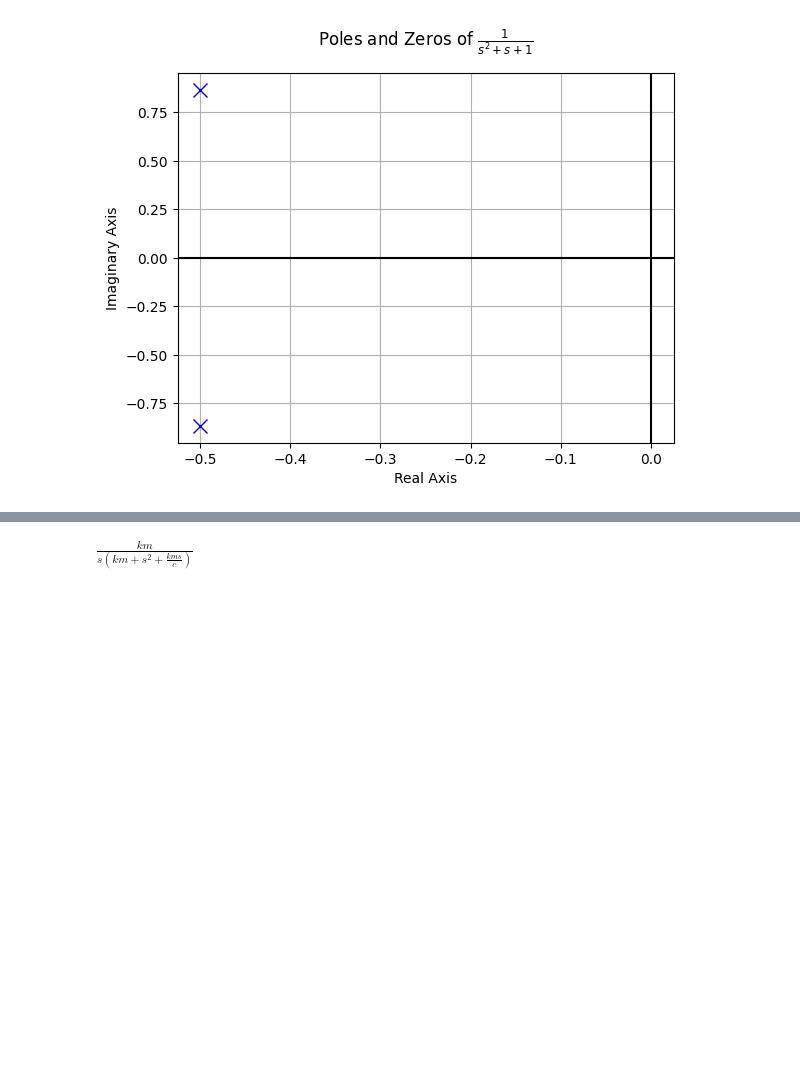
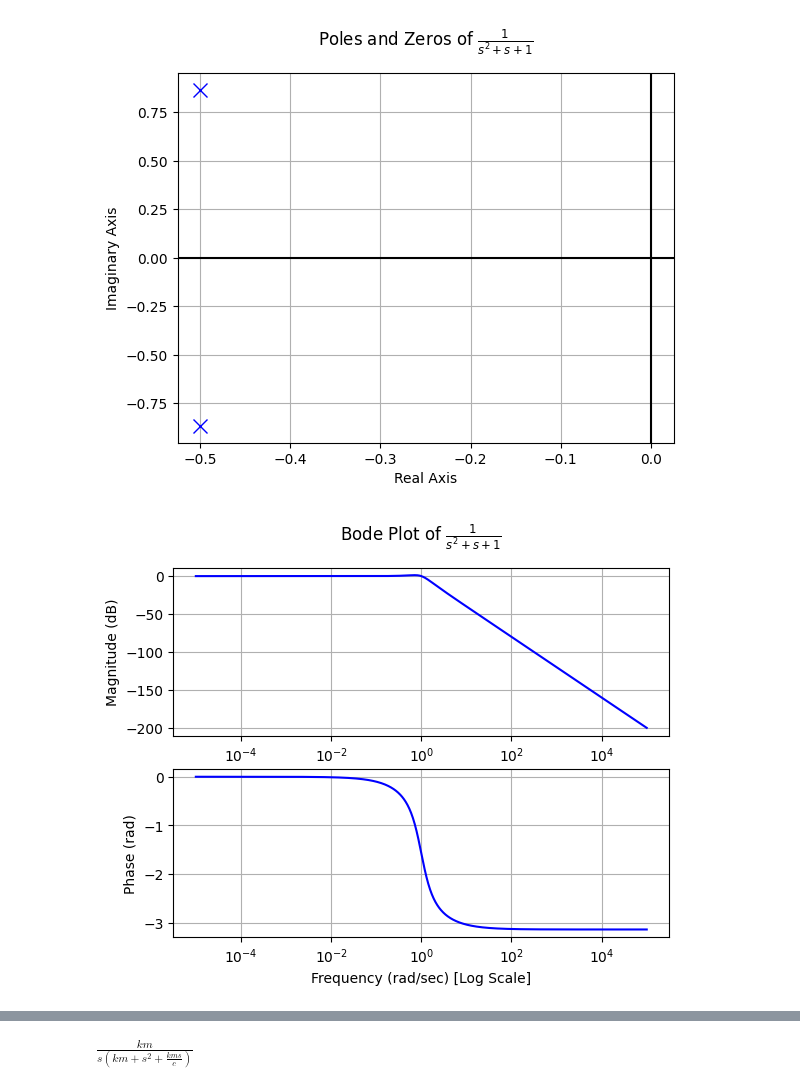
Before and after one commit to Camilob21/Ejercicios_En_Clase, a Jupyter notebook: Talleres/Taller_Laplace/Taller_de_Laplace.ipynb, the cells around one changed output, grey strips where cells are left out. Cells and saved outputs as stored; diff of their text form; code cells hidden in the pictures; blank space fills up the shorter version.

```diff
--- a/Talleres/Taller_Laplace/Taller_de_Laplace.ipynb
+++ b/Talleres/Taller_Laplace/Taller_de_Laplace.ipynb
@@ -305,3 +306,9 @@ tf1 = TransferFunction(num, den, s)#numerados y denomirador función de transfer
 pole_zero_plot(tf1)
 # %% [output]
 [figure]
+# %%
+import sympy.physics.control as control
+#Diagrma de Bode
+control.bode_plot(tf1)
+# %% [output]
+[figure, added]
```
Also changed, not shown: parts of 12 cells of this notebook.
